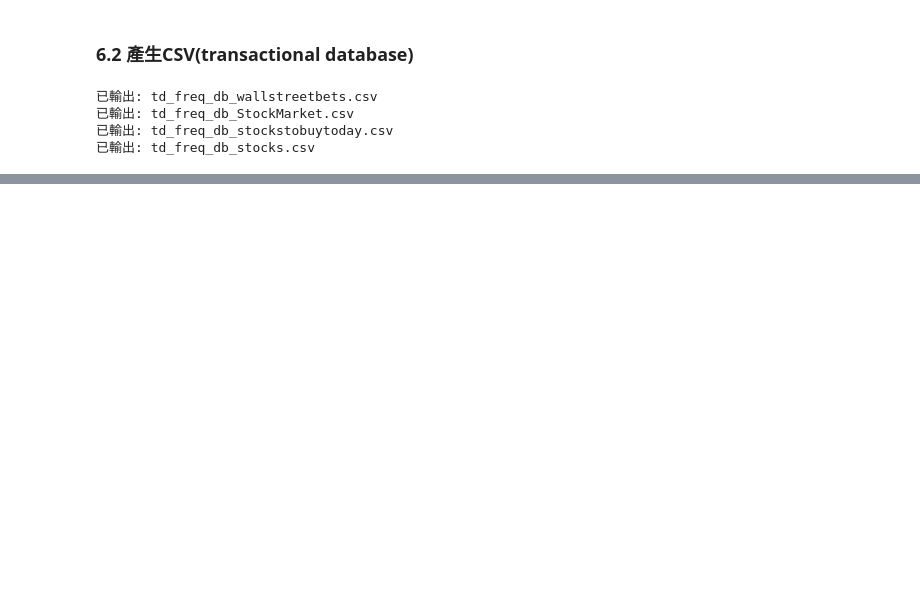
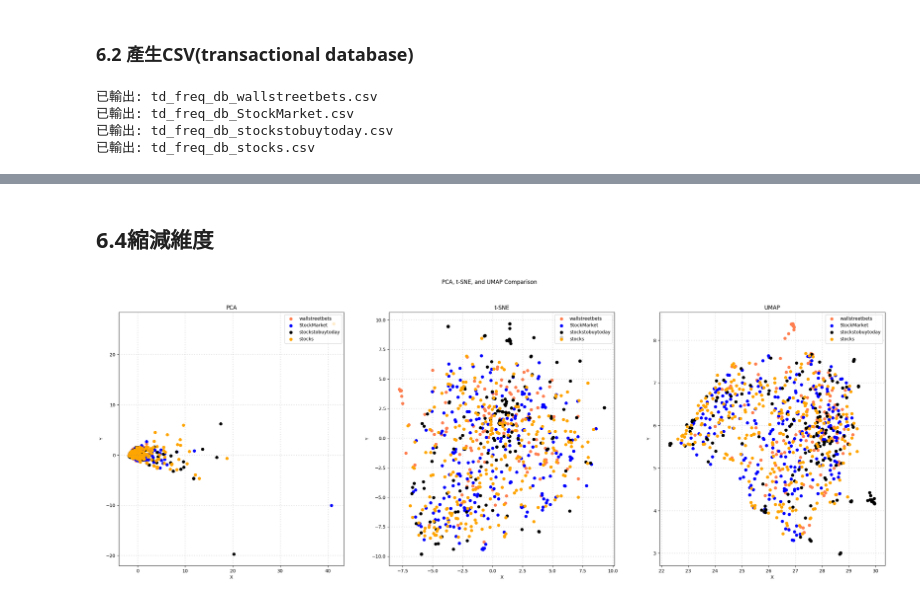
Before and after one commit to cx0701/DM2025-Lab1-Exercise, a Jupyter notebook: DM2025-Lab1-Homework.ipynb, the cells around one changed output, grey strips where cells are left out. Drawn from its saved outputs; the diff is of its cells as text; code cells hidden in the pictures; blank space fills up the shorter version.

```diff
--- a/DM2025-Lab1-Homework.ipynb
+++ b/DM2025-Lab1-Homework.ipynb
@@ -681,7 +680,7 @@ for category in filt_term_document_dfs:
 
     # 轉換成 transactional database 並輸出
     output_file = f"td_freq_db_{category_safe}.csv"
-    obj.convert2TransactionalDatabase(output_file, '>=', 1)
+    obj.convert2TransactionalDatabase(output_file, '>', 0) #TF-IDF 要改用 > 0
 
     print(f"已輸出: {output_file}")
 # %% [output]
@@ -708,0 +766,2 @@ Sparsity : 0.9901176549011765
+# %% [markdown]
+## **6.4縮減維度**
@@ -708,0 +790,41 @@ Sparsity : 0.9901176549011765
+# %%
+#Applying dimensionality reduction with only the document-term frequency data
+from sklearn.decomposition import PCA
+from sklearn.manifold import TSNE
+import umap
+import matplotlib.pyplot as plt
+
+#This might take a couple of minutes to execute
+# Apply PCA, t-SNE, and UMAP to the data
+X_pca_tdm = PCA(n_components=2).fit_transform(tdm_df.values)
+X_tsne_tdm = TSNE(n_components=2).fit_transform(tdm_df.values)
+X_umap_tdm = umap.UMAP(n_components=2).fit_transform(tdm_df.values)
+# %%
+# Plot the results in subplots
+col = ['coral', 'blue', 'black', 'orange']
+categories = X['category_name'].unique()
+
+fig, axes = plt.subplots(1, 3, figsize=(30, 10))  # Create 3 subplots for PCA, t-SNE, and UMAP
+fig.suptitle('PCA, t-SNE, and UMAP Comparison')
+
+# Define a function to create a scatter plot for each method
+def plot_scatter(ax, X_reduced, title):
+    for c, category in zip(col, categories):
+        xs = X_reduced[X['category_name'] == category].T[0]
+        ys = X_reduced[X['category_name'] == category].T[1]
+        ax.scatter(xs, ys, c=c, marker='o', label=category)
+
+    ax.grid(color='gray', linestyle=':', linewidth=2, alpha=0.2)
+    ax.set_title(title)
+    ax.set_xlabel('X')
+    ax.set_ylabel('Y')
+    ax.legend(loc='upper right')
+
+# Create scatter plots for PCA, t-SNE, and UMAP
+plot_scatter(axes[0], X_pca_tdm, 'PCA')
+plot_scatter(axes[1], X_tsne_tdm, 't-SNE')
+plot_scatter(axes[2], X_umap_tdm, 'UMAP')
+
+plt.show()
+# %% [output]
+[figure, added]
```
Also changed, not shown: parts of 20 cells of this notebook.
